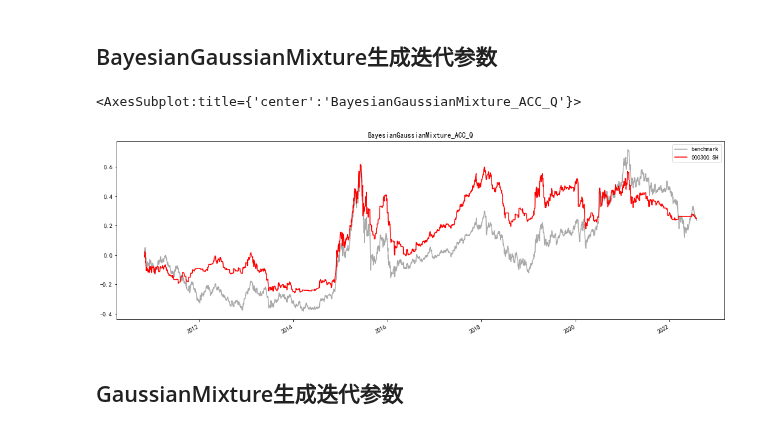
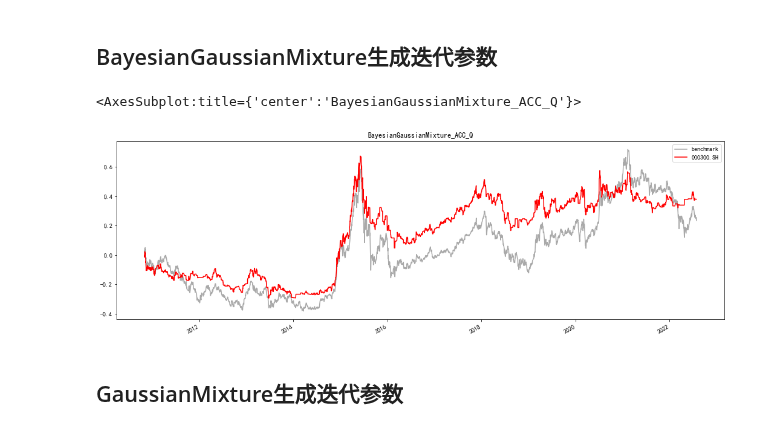
Before and after one commit to hugo2046/QuantsPlaybook, a Jupyter notebook: C-择时类/Trader-Company集成算法交易策略/Trader_Company.ipynb, the cells around one changed output. Saved outputs shown, nothing was run; the diff lists cells and outputs as text; code cells hidden in the pictures.

```diff
--- a/C-择时类/Trader-Company集成算法交易策略/Trader_Company.ipynb
+++ b/C-择时类/Trader-Company集成算法交易策略/Trader_Company.ipynb
@@ -128,26 +128,26 @@ def get_backtesting(params: Dict, data: pd.DataFrame, target_name: str,without_t
 # %%
 codes: List = price.columns.tolist()
 target_name = '000300.SH'
-params = {'trader_num': 300,
+params = {'trader_num': 100,
             'A': activation_funcs,
             'O':binary_operators,
             'stock_num': len(codes) - 1,
             'M': 10,
             'max_lag': 9,
             'l': 1,
             'time_window':100,
             'Q': 0.5,
             'generate_method': 'BayesianGaussianMixture',
             'evaluation_method':'ACC',
             'aggregate_method':'Q',
             'seed':None}
 
 # 5m-28.7
 ret1:pd.DataFrame = get_backtesting(params,price,target_name,True)
 plot_cum_returns(ret1,title='BayesianGaussianMixture_ACC_Q')
 # %% [output]
 <AxesSubplot:title={'center':'BayesianGaussianMixture_ACC_Q'}>
-[figure, old version]
+[figure, new version]
 # %% [markdown]
 ## GaussianMixture生成迭代参数
 # %%
```
Also changed, not shown: parts of 2 cells of this notebook, 2 other files.
